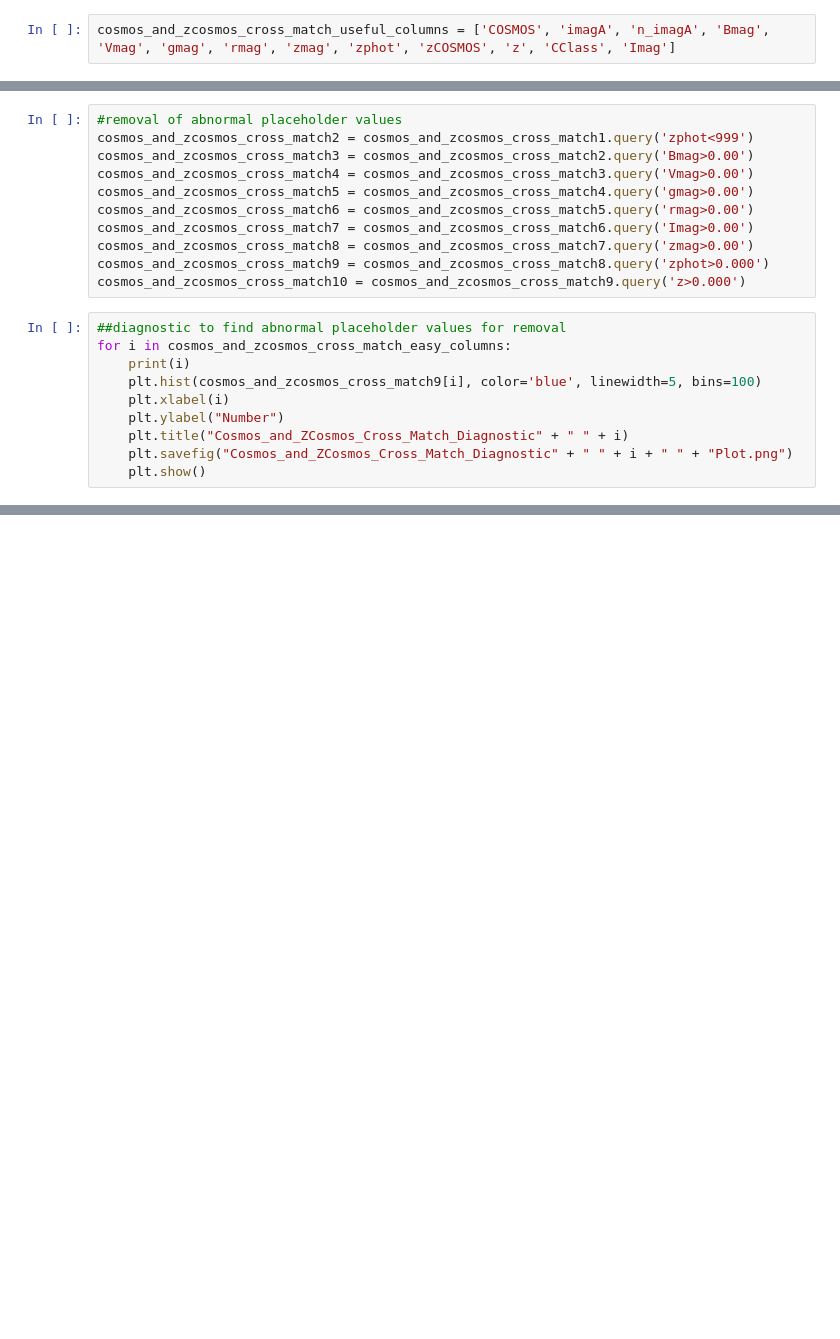
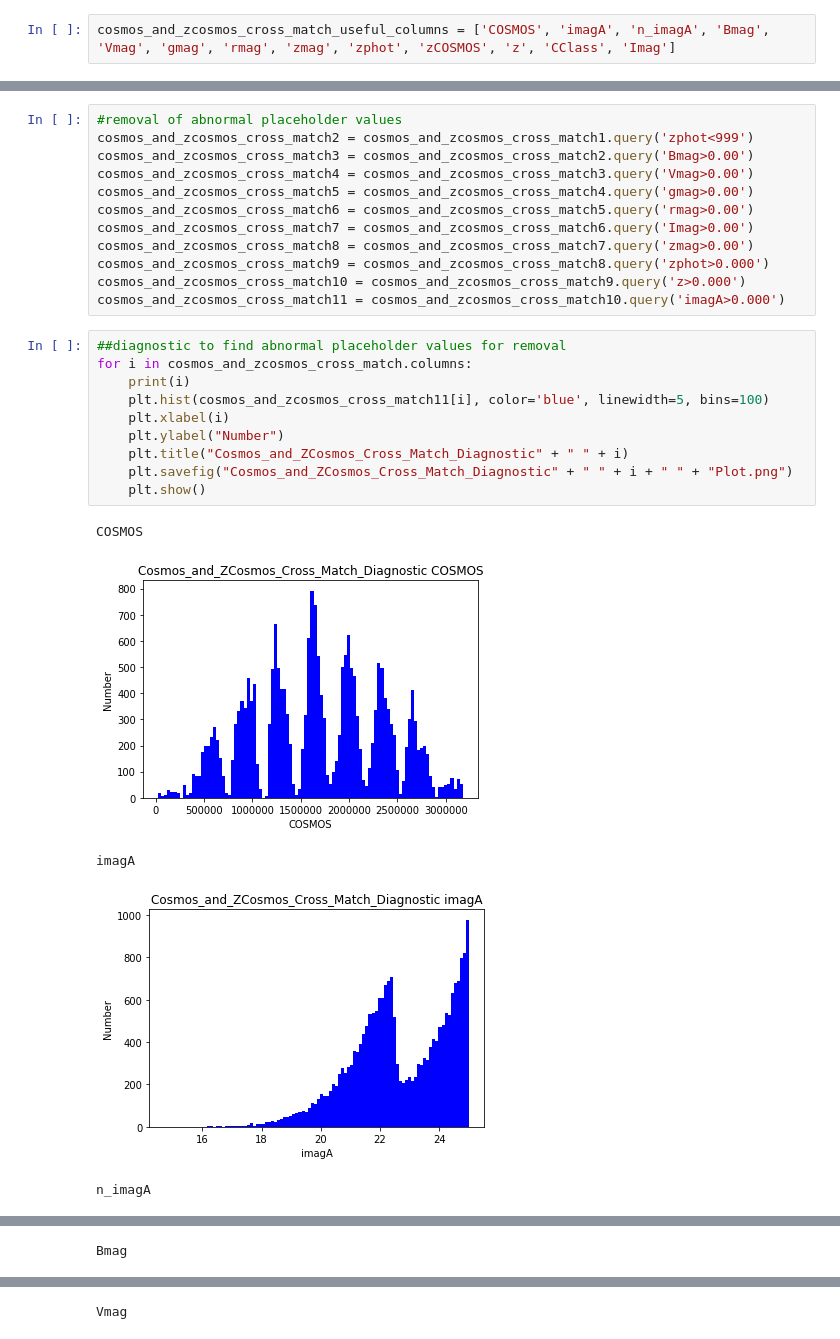
Before and after one commit to lialubit/Redshift, a Jupyter notebook: redshift.ipynb, the cells around one changed output, grey strips where cells are left out. Saved outputs shown, nothing was run; the diff lists cells and outputs as text; blank space fills up the shorter version.

```diff
--- a/redshift.ipynb
+++ b/redshift.ipynb
@@ -179,13 +184,20 @@ cosmos_and_zcosmos_cross_match7 = cosmos_and_zcosmos_cross_match6.query('Imag>0.
 cosmos_and_zcosmos_cross_match8 = cosmos_and_zcosmos_cross_match7.query('zmag>0.00')
 cosmos_and_zcosmos_cross_match9 = cosmos_and_zcosmos_cross_match8.query('zphot>0.000')
 cosmos_and_zcosmos_cross_match10 = cosmos_and_zcosmos_cross_match9.query('z>0.000')
+cosmos_and_zcosmos_cross_match11 = cosmos_and_zcosmos_cross_match10.query('imagA>0.000')
 # %%
 ##diagnostic to find abnormal placeholder values for removal
-for i in cosmos_and_zcosmos_cross_match_easy_columns:
+for i in cosmos_and_zcosmos_cross_match.columns:
     print(i)
-    plt.hist(cosmos_and_zcosmos_cross_match9[i], color='blue', linewidth=5, bins=100)
+    plt.hist(cosmos_and_zcosmos_cross_match11[i], color='blue', linewidth=5, bins=100)
     plt.xlabel(i)
     plt.ylabel("Number")
     plt.title("Cosmos_and_ZCosmos_Cross_Match_Diagnostic" + " " + i)
     plt.savefig("Cosmos_and_ZCosmos_Cross_Match_Diagnostic" + " " + i + " " + "Plot.png")
     plt.show()
+# %% [output]
+COSMOS
+[figure, added]
+imagA
+[figure, added]
+n_imagA
@@ -191,0 +205 @@ for i in cosmos_and_zcosmos_cross_match_easy_columns:
+Bmag
@@ -191,0 +207 @@ for i in cosmos_and_zcosmos_cross_match_easy_columns:
+Vmag
```
Also changed, not shown: parts of 10 cells of this notebook, 22 other files.
